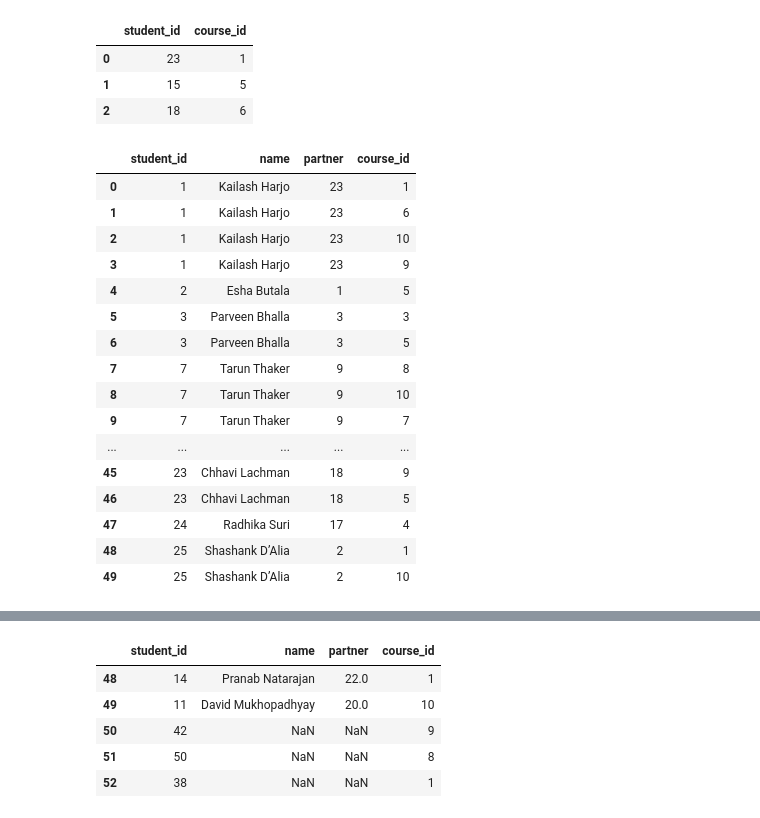
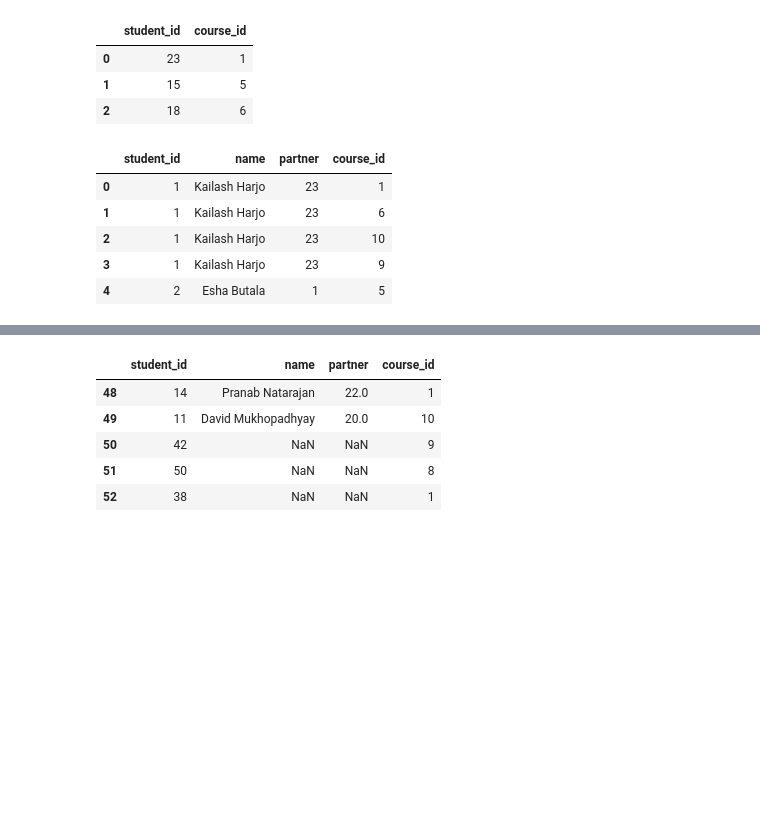
Before and after one commit to Amjad-Bin-Aslam/Data-Analysis-Portfolio, a Jupyter notebook: 05_Pandas/04_Pandas_Exercise.ipynb, the cells around one changed output, grey strips where cells are left out. Saved outputs shown, nothing was run; the diff lists cells and outputs as text; code cells hidden in the pictures; blank space fills up the shorter version.

```diff
--- a/05_Pandas/04_Pandas_Exercise.ipynb
+++ b/05_Pandas/04_Pandas_Exercise.ipynb
@@ -112,24 +100,13 @@ regs.head(3)
 | 2 | 18 | 6 |
 # %%
 # join/inner join
-students.merge(regs,how='inner',on='student_id')
+students.merge(regs,how='inner',on='student_id').head(5)
 # %% [output]
 |  | student_id | name | partner | course_id |
 | 0 | 1 | Kailash Harjo | 23 | 1 |
 | 1 | 1 | Kailash Harjo | 23 | 6 |
 | 2 | 1 | Kailash Harjo | 23 | 10 |
 | 3 | 1 | Kailash Harjo | 23 | 9 |
 | 4 | 2 | Esha Butala | 1 | 5 |
-| 5 | 3 | Parveen Bhalla | 3 | 3 |
-| 6 | 3 | Parveen Bhalla | 3 | 5 |
-| 7 | 7 | Tarun Thaker | 9 | 8 |
-| 8 | 7 | Tarun Thaker | 9 | 10 |
-| 9 | 7 | Tarun Thaker | 9 | 7 |
-| ... | ... | ... | ... | ... |
-| 45 | 23 | Chhavi Lachman | 18 | 9 |
-| 46 | 23 | Chhavi Lachman | 18 | 5 |
-| 47 | 24 | Radhika Suri | 17 | 4 |
-| 48 | 25 | Shashank D’Alia | 2 | 1 |
-| 49 | 25 | Shashank D’Alia | 2 | 10 |
 # %%
 # left join
```
Also changed, not shown: parts of 3 cells of this notebook.
